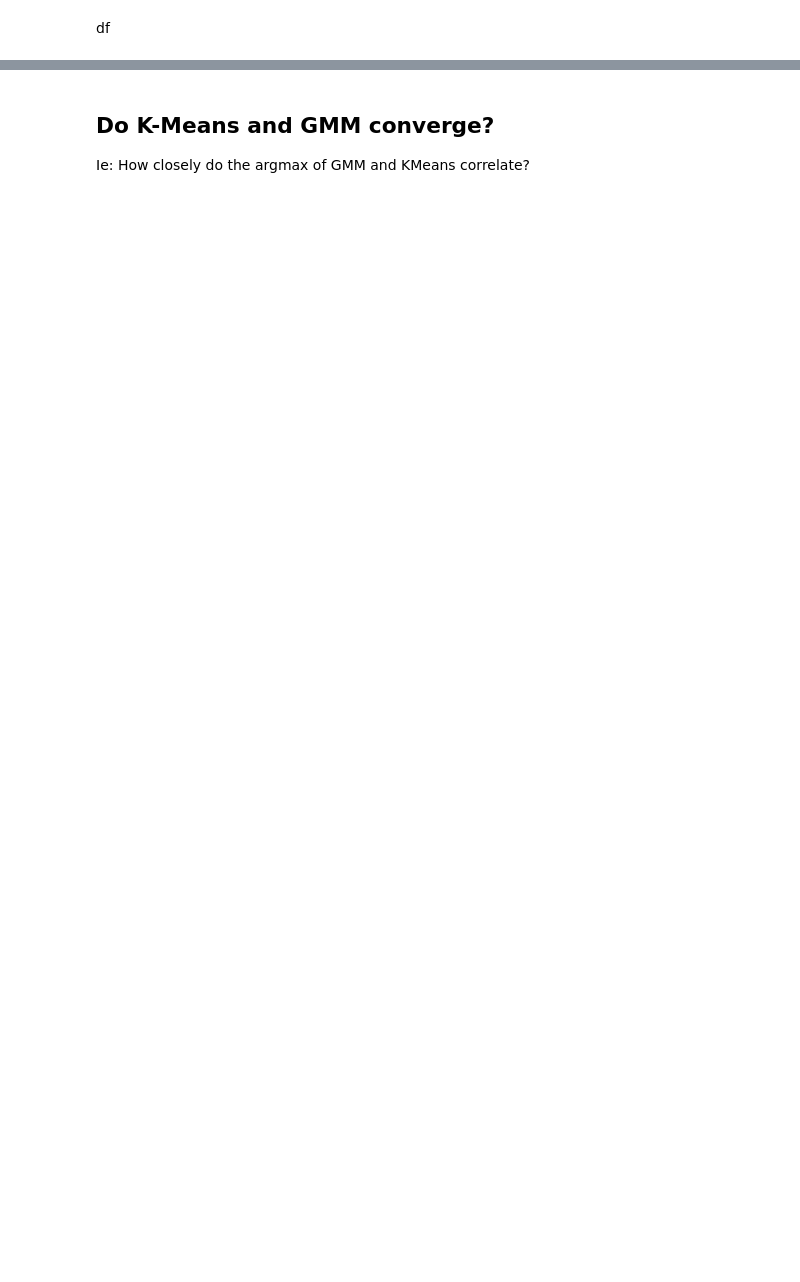
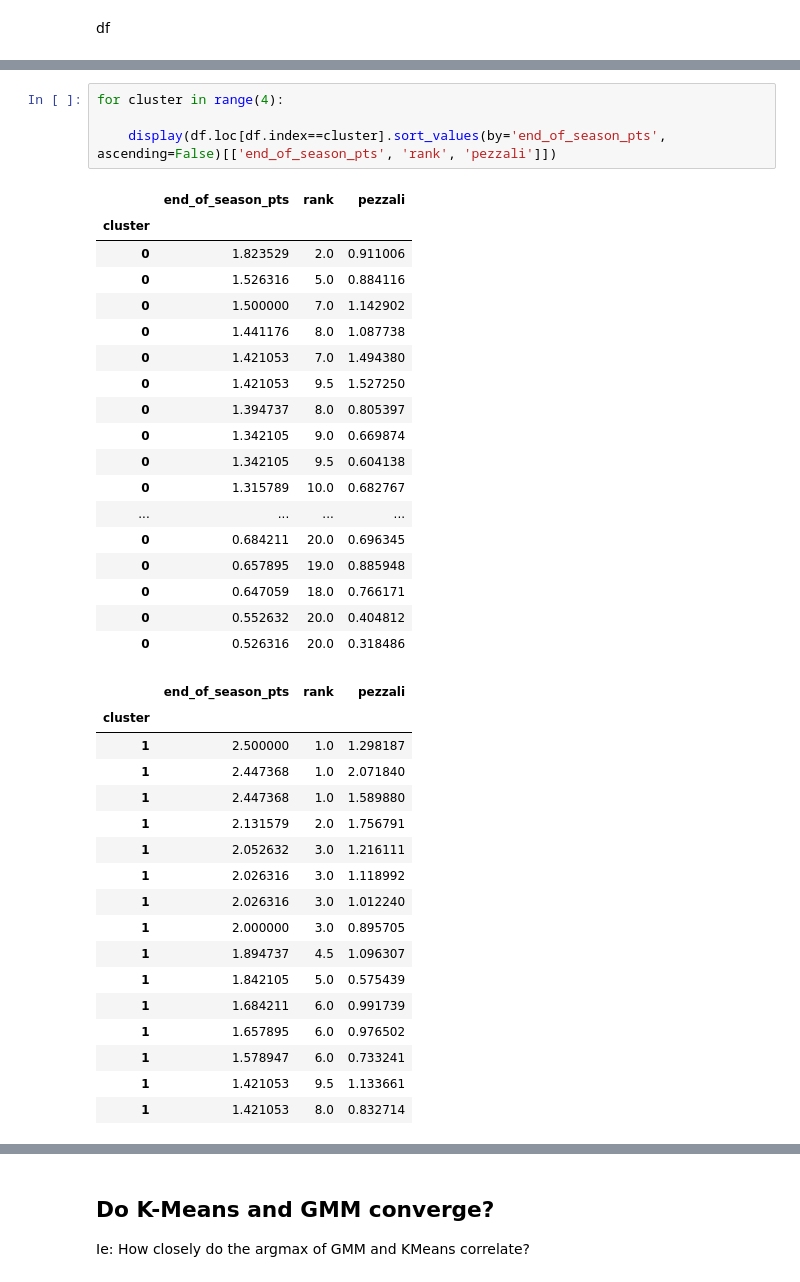
Before and after one commit to arifmoh2/thesis_soccer, a Jupyter notebook: notebooks/13_clustering_suggestions_craig.ipynb, the cells around one changed output, grey strips where cells are left out. Cells and saved outputs as stored; diff of their text form; blank space fills up the shorter version.

```diff
--- a/notebooks/13_clustering_suggestions_craig.ipynb
+++ b/notebooks/13_clustering_suggestions_craig.ipynb
@@ -298,0 +340,40 @@ Name: end_of_season_pts, dtype: float64
+# %%
+for cluster in range(4):
+
+    display(df.loc[df.index==cluster].sort_values(by='end_of_season_pts', ascending=False)[['end_of_season_pts', 'rank', 'pezzali']])
+# %% [output]
+|  | end_of_season_pts | rank | pezzali |
+| cluster |  |  |  |
+| 0 | 1.823529 | 2.0 | 0.911006 |
+| 0 | 1.526316 | 5.0 | 0.884116 |
+| 0 | 1.500000 | 7.0 | 1.142902 |
+| 0 | 1.441176 | 8.0 | 1.087738 |
+| 0 | 1.421053 | 7.0 | 1.494380 |
+| 0 | 1.421053 | 9.5 | 1.527250 |
+| 0 | 1.394737 | 8.0 | 0.805397 |
+| 0 | 1.342105 | 9.0 | 0.669874 |
+| 0 | 1.342105 | 9.5 | 0.604138 |
+| 0 | 1.315789 | 10.0 | 0.682767 |
+| ... | ... | ... | ... |
+| 0 | 0.684211 | 20.0 | 0.696345 |
+| 0 | 0.657895 | 19.0 | 0.885948 |
+| 0 | 0.647059 | 18.0 | 0.766171 |
+| 0 | 0.552632 | 20.0 | 0.404812 |
+| 0 | 0.526316 | 20.0 | 0.318486 |
+|  | end_of_season_pts | rank | pezzali |
+| cluster |  |  |  |
+| 1 | 2.500000 | 1.0 | 1.298187 |
+| 1 | 2.447368 | 1.0 | 2.071840 |
+| 1 | 2.447368 | 1.0 | 1.589880 |
+| 1 | 2.131579 | 2.0 | 1.756791 |
+| 1 | 2.052632 | 3.0 | 1.216111 |
+| 1 | 2.026316 | 3.0 | 1.118992 |
+| 1 | 2.026316 | 3.0 | 1.012240 |
+| 1 | 2.000000 | 3.0 | 0.895705 |
+| 1 | 1.894737 | 4.5 | 1.096307 |
+| 1 | 1.842105 | 5.0 | 0.575439 |
+| 1 | 1.684211 | 6.0 | 0.991739 |
+| 1 | 1.657895 | 6.0 | 0.976502 |
+| 1 | 1.578947 | 6.0 | 0.733241 |
+| 1 | 1.421053 | 9.5 | 1.133661 |
+| 1 | 1.421053 | 8.0 | 0.832714 |
```
Also changed, not shown: parts of 19 cells of this notebook, 13 other files.
